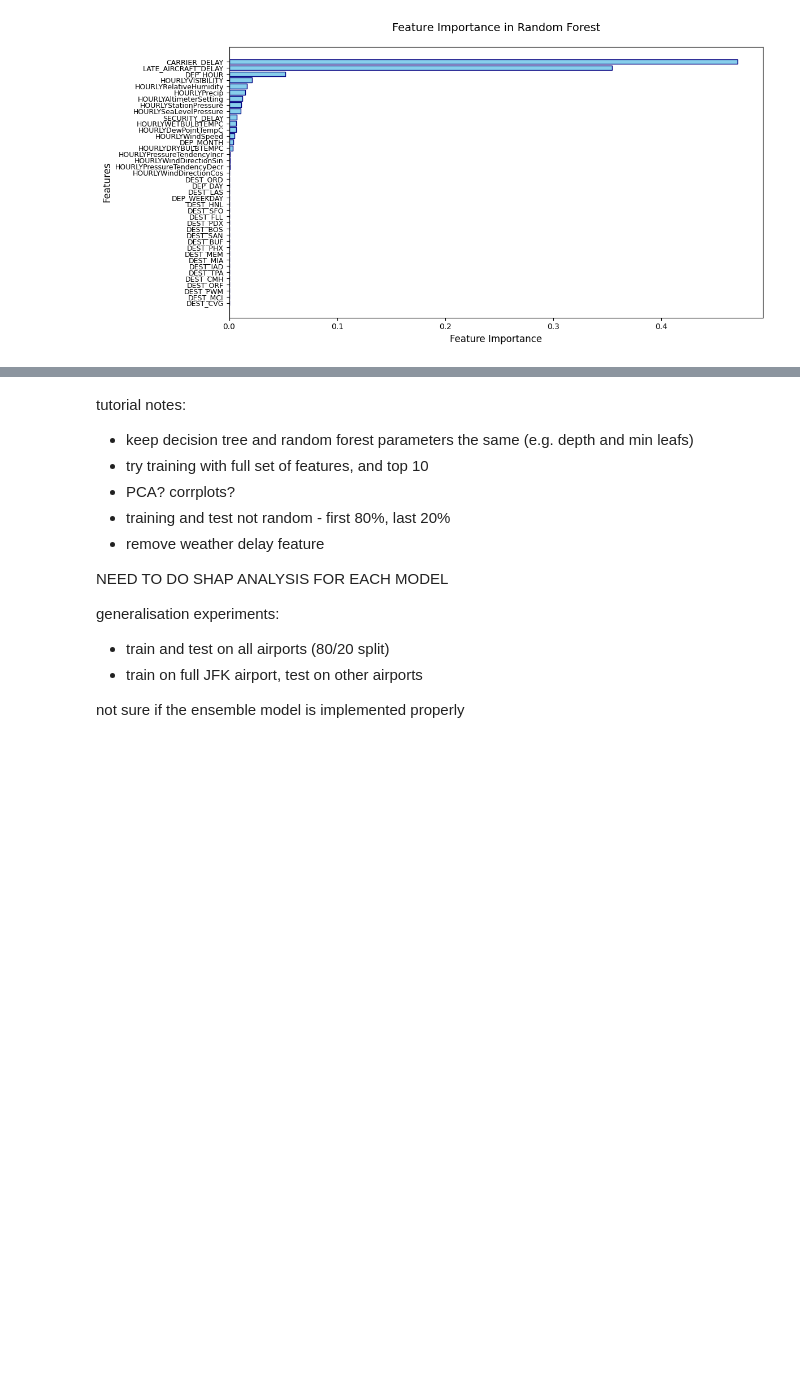
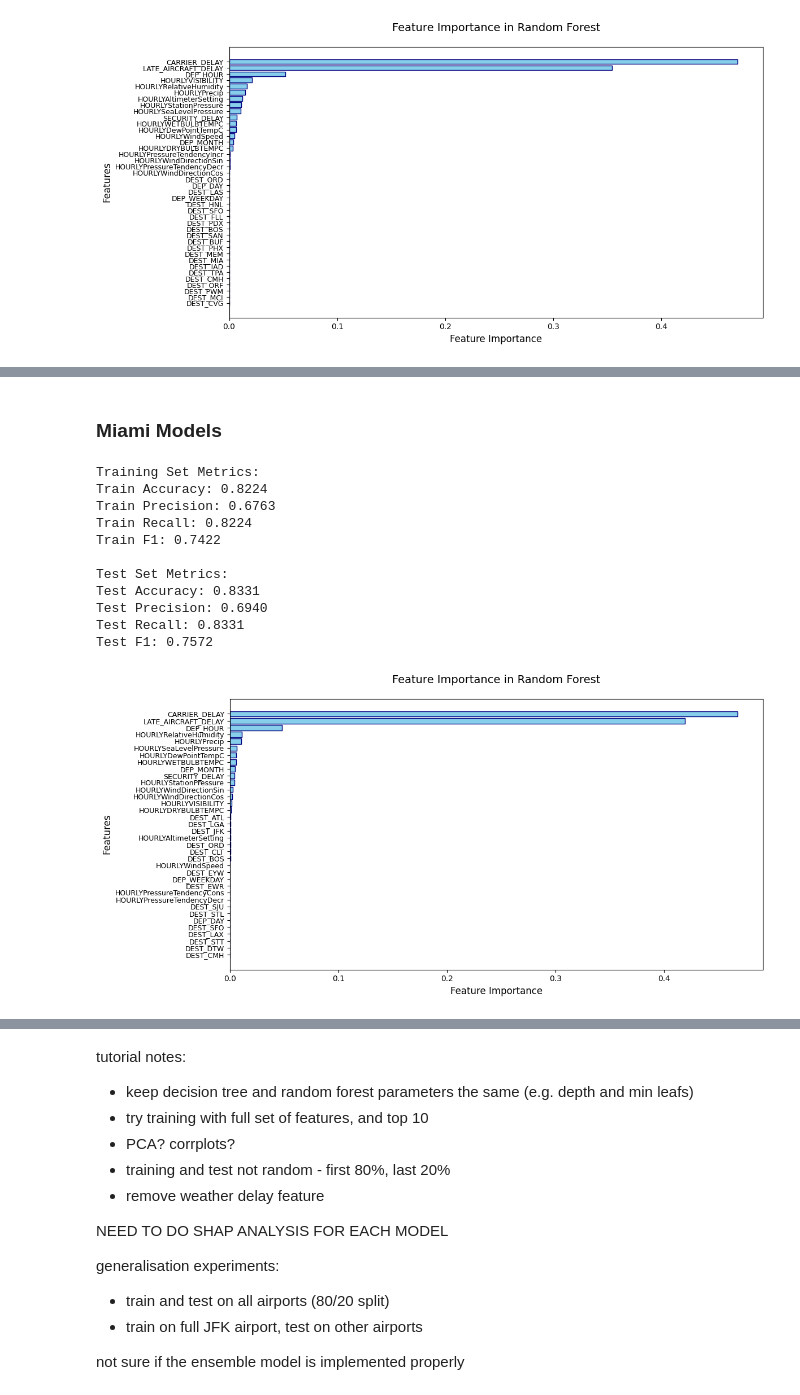
Before and after one commit to craigmiller24/MLP_Project, a Jupyter notebook: Benchmarks.ipynb, the cells around one changed output, grey strips where cells are left out. Drawn from its saved outputs; the diff is of its cells as text; code cells hidden in the pictures; blank space fills up the shorter version.

```diff
--- a/Benchmarks.ipynb
+++ b/Benchmarks.ipynb
@@ -437,0 +496,23 @@ jfk_RFLSTM_model, JFK_metrics_RFLSTM = train_rf_then_lstm(X_train_torch_jfk, X_t
+# %% [markdown]
+### Miami Models
+# %%
+# import dataset
+merged_mia_df = pd.read_csv('data/complete/MIA_final_df.csv')
+
+# preprocessing
+X_train_torch_mia, X_test_torch_mia, Y_train_torch_mia, Y_test_torch_mia, feature_names_mia = preprocess_data(merged_mia_df)
+# %%
+MIA_RF_model, MIA_metrics_RF = train_random_forest(X_train_torch_mia, X_test_torch_mia, Y_train_torch_mia, Y_test_torch_mia, feature_names_mia)
+# %% [output]
+Training Set Metrics:
+Train Accuracy: 0.8224
+Train Precision: 0.6763
+Train Recall: 0.8224
+Train F1: 0.7422
+
+Test Set Metrics:
+Test Accuracy: 0.8331
+Test Precision: 0.6940
+Test Recall: 0.8331
+Test F1: 0.7572
+[figure, added]
```
Also changed, not shown: parts of 22 cells of this notebook, 8 other files.
